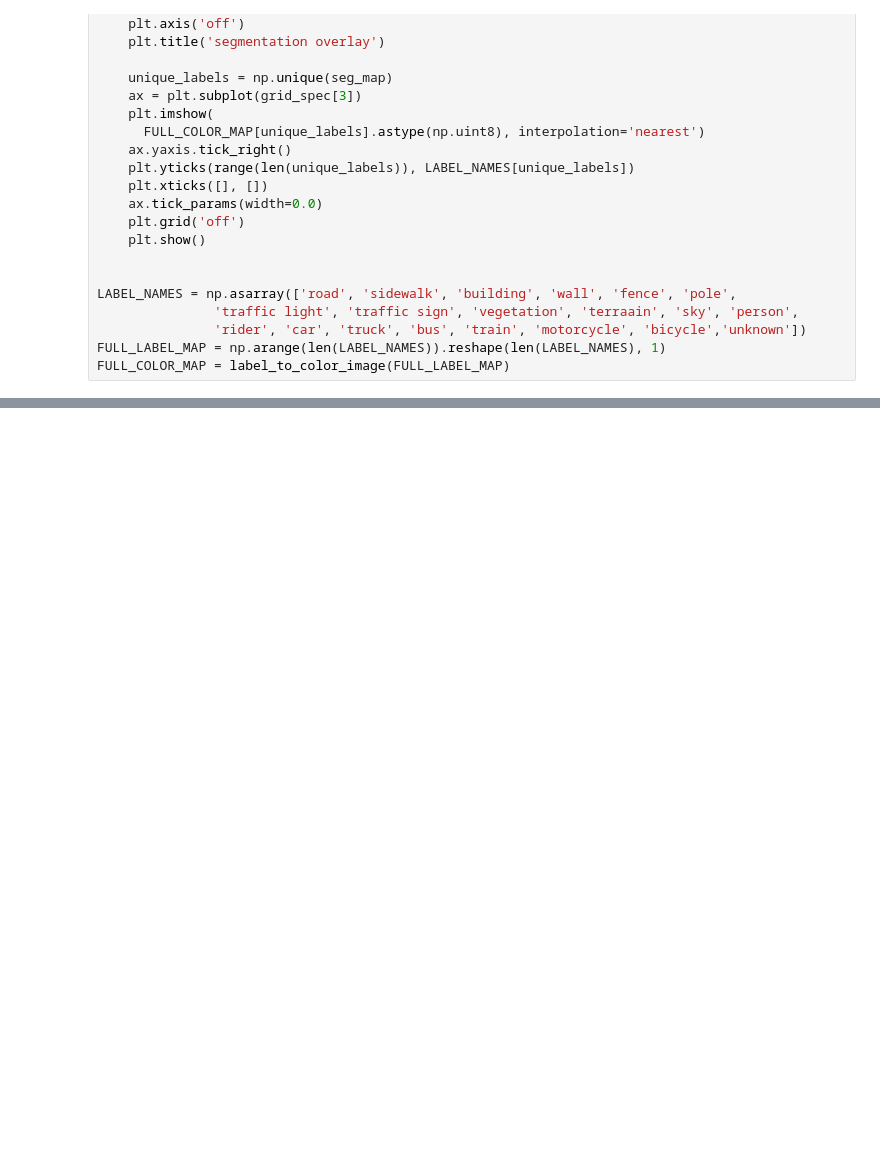
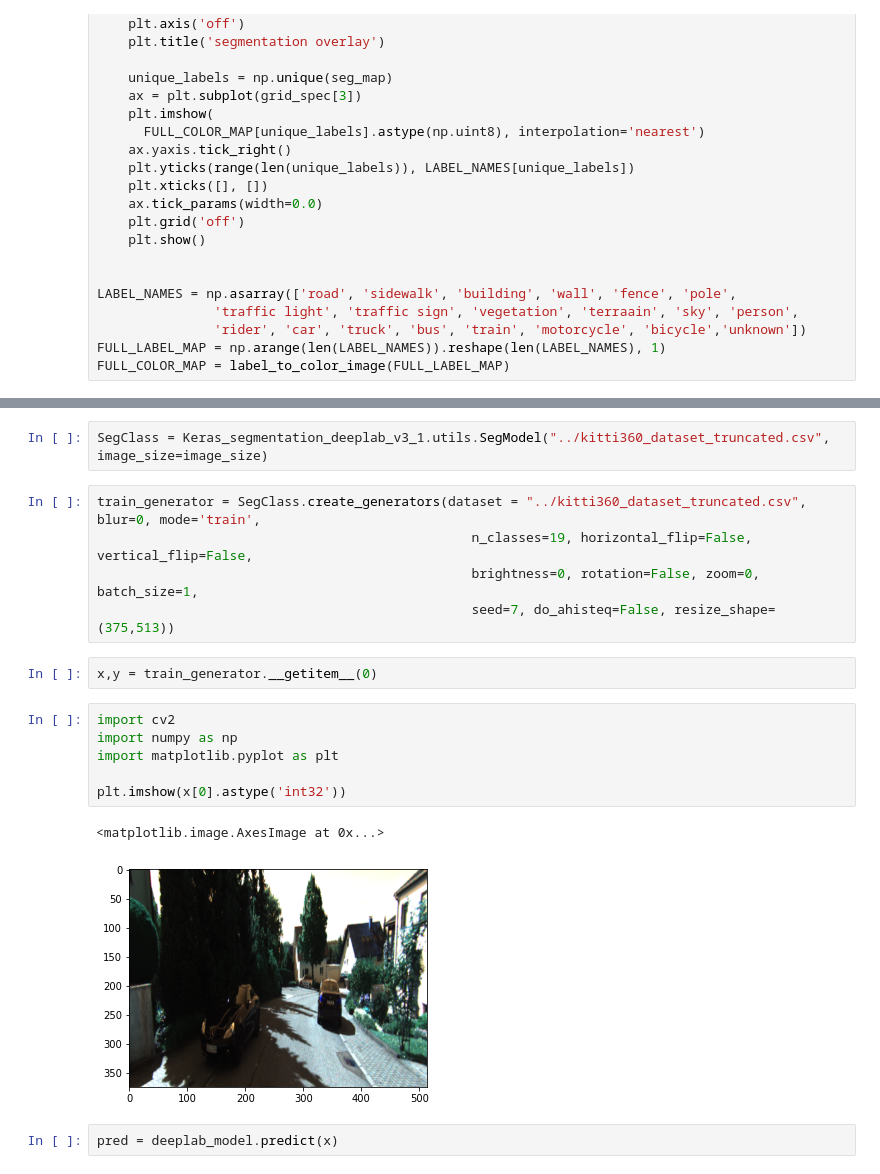
Before and after one commit to pimonteiro/Semantic-Segmentation-Thesis, a Jupyter notebook: src/Training Deeplab.ipynb, the cells around one changed output, grey strips where cells are left out. Drawn from its saved outputs; the diff is of its cells as text; blank space fills up the shorter version.

```diff
--- a/src/Training Deeplab.ipynb
+++ b/src/Training Deeplab.ipynb
@@ -536,0 +564,20 @@ FULL_COLOR_MAP = label_to_color_image(FULL_LABEL_MAP)
+# %%
+SegClass = Keras_segmentation_deeplab_v3_1.utils.SegModel("../kitti360_dataset_truncated.csv", image_size=image_size)
+# %%
+train_generator = SegClass.create_generators(dataset = "../kitti360_dataset_truncated.csv", blur=0, mode='train',
+                                                n_classes=19, horizontal_flip=False, vertical_flip=False,
+                                                brightness=0, rotation=False, zoom=0, batch_size=1,
+                                                seed=7, do_ahisteq=False, resize_shape=(375,513))
+# %%
+x,y = train_generator.__getitem__(0)
+# %%
+import cv2
+import numpy as np
+import matplotlib.pyplot as plt
+
+plt.imshow(x[0].astype('int32'))
+# %% [output]
+<matplotlib.image.AxesImage at 0x...>
+[figure, added]
+# %%
+pred = deeplab_model.predict(x)
```
Also changed, not shown: parts of 4 cells of this notebook, 5 other files.
